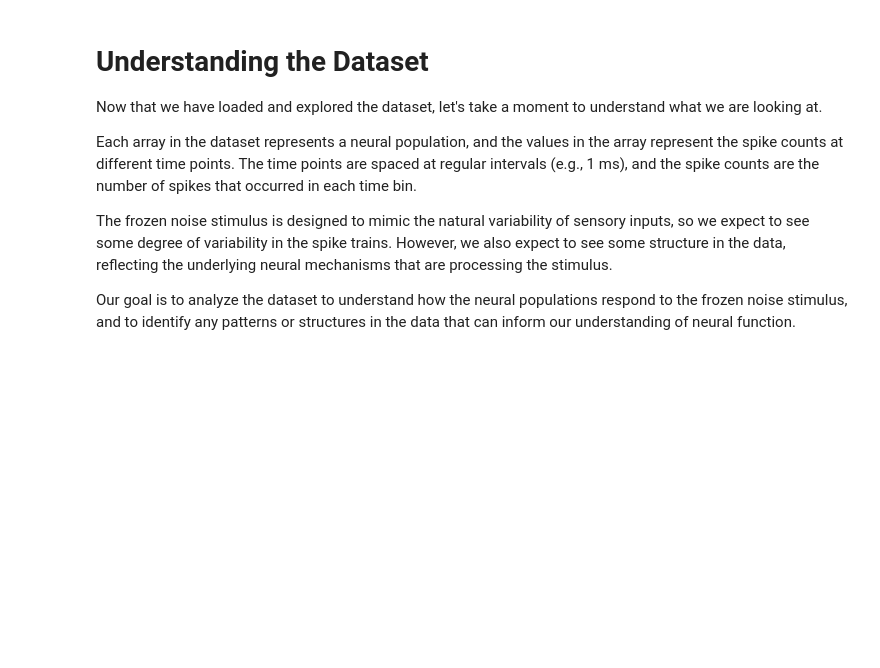
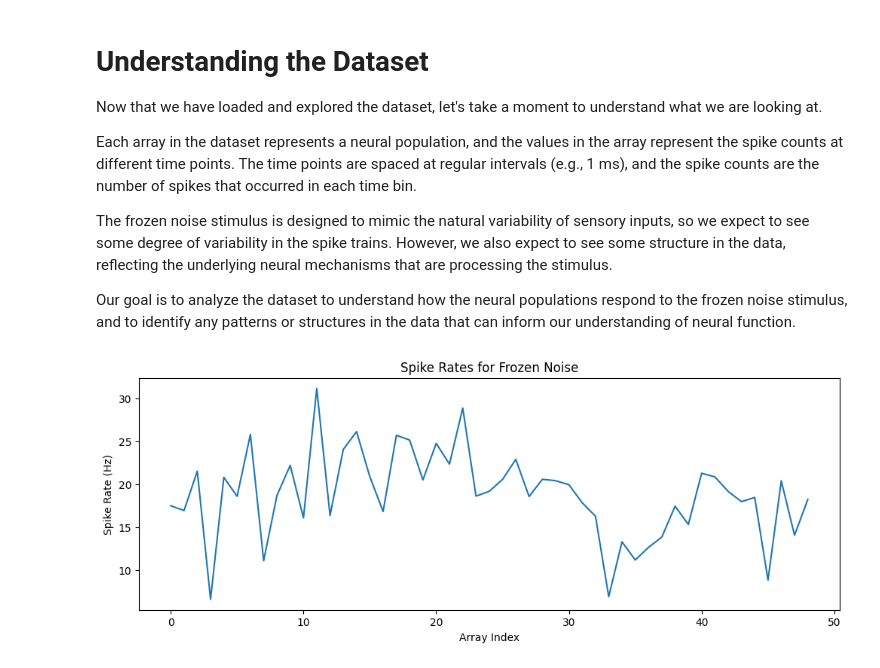
Before and after one commit to kaissaradi/Retinal-Circuits, a Jupyter notebook: RawData.ipynb, the cells around one changed output. Cells and saved outputs as stored; diff of their text form; code cells hidden in the pictures; blank space fills up the shorter version.

```diff
--- a/RawData.ipynb
+++ b/RawData.ipynb
@@ -207,3 +209,22 @@ Each array in the dataset represents a neural population, and the values in the
 The frozen noise stimulus is designed to mimic the natural variability of sensory inputs, so we expect to see some degree of variability in the spike trains. However, we also expect to see some structure in the data, reflecting the underlying neural mechanisms that are processing the stimulus.
 
 Our goal is to analyze the dataset to understand how the neural populations respond to the frozen noise stimulus, and to identify any patterns or structures in the data that can inform our understanding of neural function.
+# %%
+# Load the frozen noise dataset
+frozen_noise_data = np.load("data/05 - FrozenNoise/spikes.npy", allow_pickle=True)
+
+# Calculate the spike rate for each array
+spike_rates = []
+for array in frozen_noise_data:
+    spike_rate = len(array) / (array.max() - array.min())
+    spike_rates.append(spike_rate)
+
+# Plot the spike rates
+plt.figure(figsize=(12, 4))
+plt.plot(spike_rates)
+plt.title("Spike Rates for Frozen Noise")
+plt.xlabel("Array Index")
+plt.ylabel("Spike Rate (Hz)")
+plt.show()
+# %% [output]
+[figure, added]
```
Also changed, not shown: parts of 5 cells of this notebook, 8 other files.
